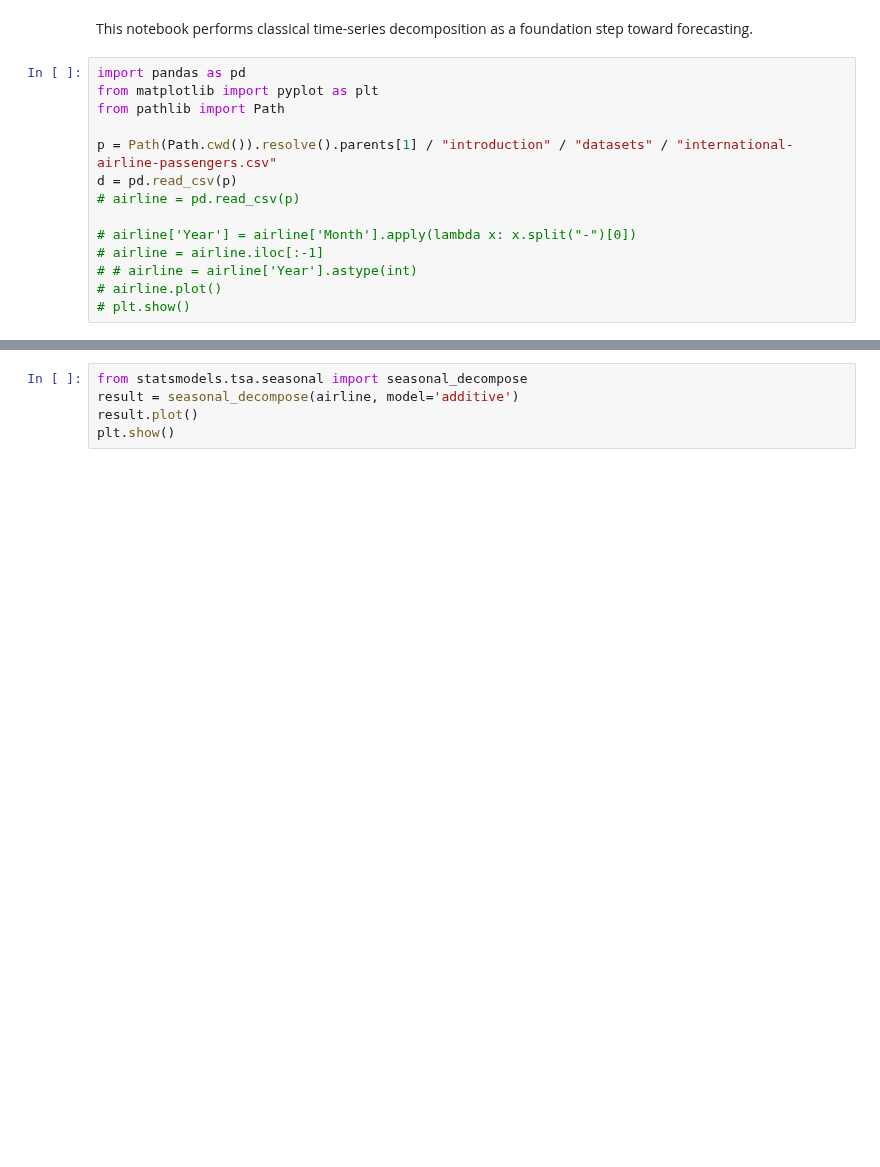
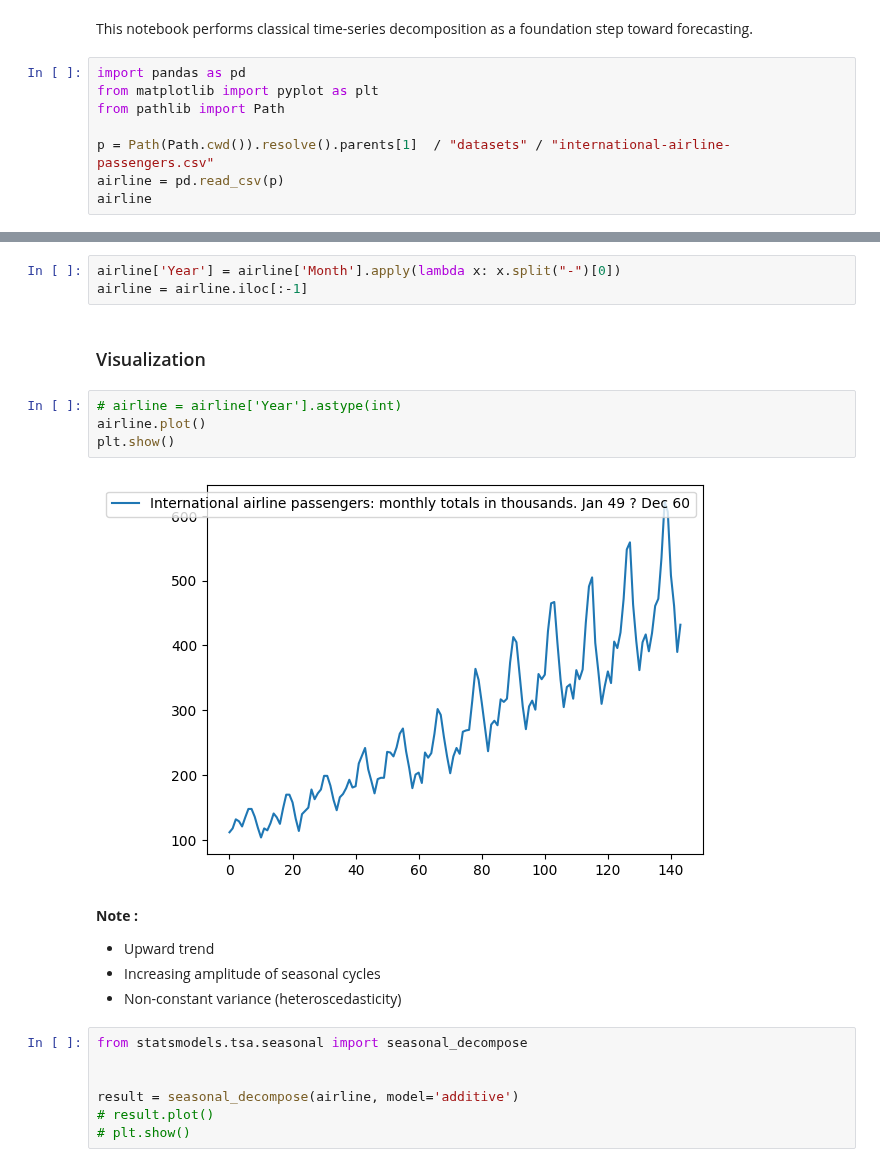
Before and after one commit to AjBorbzz/DataScience_AI_ML, a Jupyter notebook: introduction/cybersecurity_ml/Time_Series/time_series_1.ipynb, the cells around one changed output, grey strips where cells are left out. Cells and saved outputs as stored; diff of their text form; blank space fills up the shorter version.

```diff
--- a/introduction/cybersecurity_ml/Time_Series/time_series_1.ipynb
+++ b/introduction/cybersecurity_ml/Time_Series/time_series_1.ipynb
@@ -9,13 +9,7 @@ import pandas as pd
 from matplotlib import pyplot as plt
 from pathlib import Path
 
-p = Path(Path.cwd()).resolve().parents[1] / "introduction" / "datasets" / "international-airline-passengers.csv"
-d = pd.read_csv(p)
-# airline = pd.read_csv(p)
-
-# airline['Year'] = airline['Month'].apply(lambda x: x.split("-")[0])
-# airline = airline.iloc[:-1]
-# # airline = airline['Year'].astype(int)
-# airline.plot()
-# plt.show()
+p = Path(Path.cwd()).resolve().parents[1]  / "datasets" / "international-airline-passengers.csv"
+airline = pd.read_csv(p)
+airline
 # %% [output]
@@ -23,5 +34,23 @@ FileNotFoundError: [Errno 2] No such file or directory: '/Users/ajborbz/Projects
+# %%
+airline['Year'] = airline['Month'].apply(lambda x: x.split("-")[0])
+airline = airline.iloc[:-1]
+# %% [markdown]
+### Visualization
+# %%
+# airline = airline['Year'].astype(int)
+airline.plot()
+plt.show()
+# %% [output]
+[figure, added]
+# %% [markdown]
+**Note :**
+* Upward trend
+* Increasing amplitude of seasonal cycles
+* Non-constant variance (heteroscedasticity)
 # %%
 from statsmodels.tsa.seasonal import seasonal_decompose
+
+
 result = seasonal_decompose(airline, model='additive')
-result.plot()
-plt.show()
+# result.plot()
+# plt.show()
```
Also changed, not shown: parts of 2 cells of this notebook.
